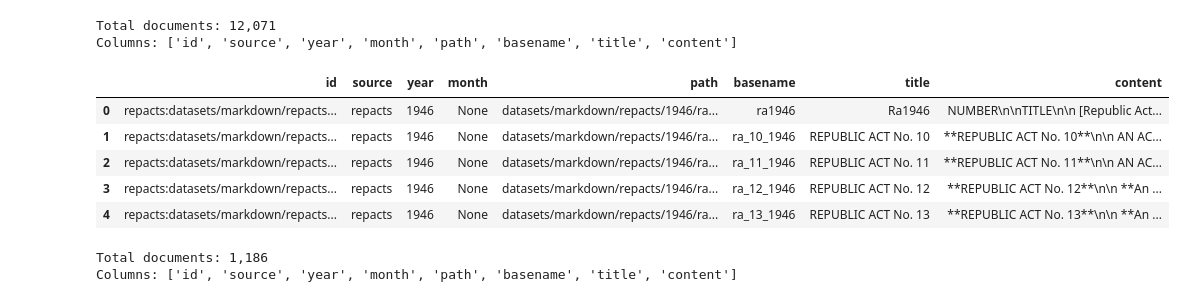
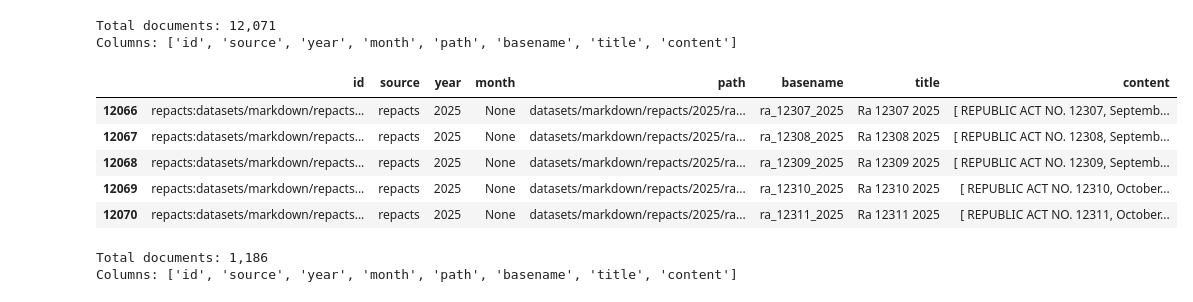
Before and after one commit to kabiikawa/csci-261.03-project, a Jupyter notebook: project/1 - Cleaning.ipynb, the cells around one changed output. Saved outputs shown, nothing was run; the diff lists cells and outputs as text; code cells hidden in the pictures.

```diff
--- a/project/1 - Cleaning.ipynb
+++ b/project/1 - Cleaning.ipynb
@@ -1,27 +1,27 @@
 # %%
 import pandas as pd
 
 df = pd.read_parquet('repacts.parquet')
 print(f'Total documents: {len(df):,}')
 print(f'Columns: {df.columns.tolist()}')
 
-df.head()
+df.tail()
 # doc = ra.sort_values('year', ascending=False)
 # found = doc[doc['content'].str.contains('tuberculosis')].iloc[10]
 # print(f'Title: {found['title']}')
 # print(f'Source: {found['source']}')
 # print(f'Year: {found['year']}')
 # print(f'Path: {found['path']}')
 # print(f'\nContent:\n{found['content'][:50000000]}...')
 # %% [output]
 Total documents: 12,071
 Columns: ['id', 'source', 'year', 'month', 'path', 'basename', 'title', 'content']
 |  | id | source | year | month | path | basename | title | content |
-| 0 | repacts:datasets/markdown/repacts... | repacts | 1946 | None | datasets/markdown/repacts/1946/ra... | ra1946 | Ra1946 | NUMBER\n\nTITLE\n\n [Republic Act... |
-| 1 | repacts:datasets/markdown/repacts... | repacts | 1946 | None | datasets/markdown/repacts/1946/ra... | ra_10_1946 | REPUBLIC ACT No. 10 | **REPUBLIC ACT No. 10**\n\n AN AC... |
-| 2 | repacts:datasets/markdown/repacts... | repacts | 1946 | None | datasets/markdown/repacts/1946/ra... | ra_11_1946 | REPUBLIC ACT No. 11 | **REPUBLIC ACT No. 11**\n\n AN AC... |
-| 3 | repacts:datasets/markdown/repacts... | repacts | 1946 | None | datasets/markdown/repacts/1946/ra... | ra_12_1946 | REPUBLIC ACT No. 12 | **REPUBLIC ACT No. 12**\n\n **An ... |
-| 4 | repacts:datasets/markdown/repacts... | repacts | 1946 | None | datasets/markdown/repacts/1946/ra... | ra_13_1946 | REPUBLIC ACT No. 13 | **REPUBLIC ACT No. 13**\n\n **An ... |
+| 12066 | repacts:datasets/markdown/repacts... | repacts | 2025 | None | datasets/markdown/repacts/2025/ra... | ra_12307_2025 | Ra 12307 2025 | [ REPUBLIC ACT NO. 12307, Septemb... |
+| 12067 | repacts:datasets/markdown/repacts... | repacts | 2025 | None | datasets/markdown/repacts/2025/ra... | ra_12308_2025 | Ra 12308 2025 | [ REPUBLIC ACT NO. 12308, Septemb... |
+| 12068 | repacts:datasets/markdown/repacts... | repacts | 2025 | None | datasets/markdown/repacts/2025/ra... | ra_12309_2025 | Ra 12309 2025 | [ REPUBLIC ACT NO. 12309, Septemb... |
+| 12069 | repacts:datasets/markdown/repacts... | repacts | 2025 | None | datasets/markdown/repacts/2025/ra... | ra_12310_2025 | Ra 12310 2025 | [ REPUBLIC ACT NO. 12310, October... |
+| 12070 | repacts:datasets/markdown/repacts... | repacts | 2025 | None | datasets/markdown/repacts/2025/ra... | ra_12311_2025 | Ra 12311 2025 | [ REPUBLIC ACT NO. 12311, October... |
 # %%
 df = df.query('year >= 2016 and year <= 2022')
 df = df[df['basename'].str.contains(r'^ra.*')]
```
Also changed, not shown: parts of 15 cells of this notebook, 12 other files.
